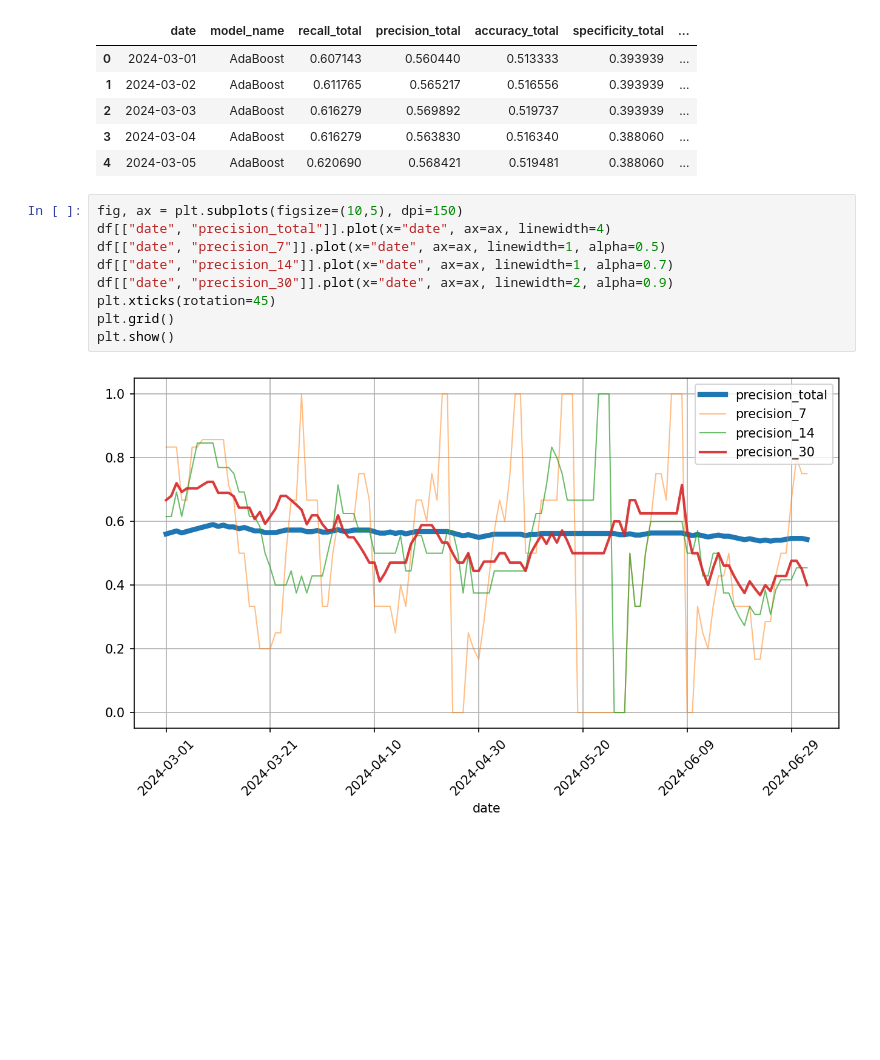
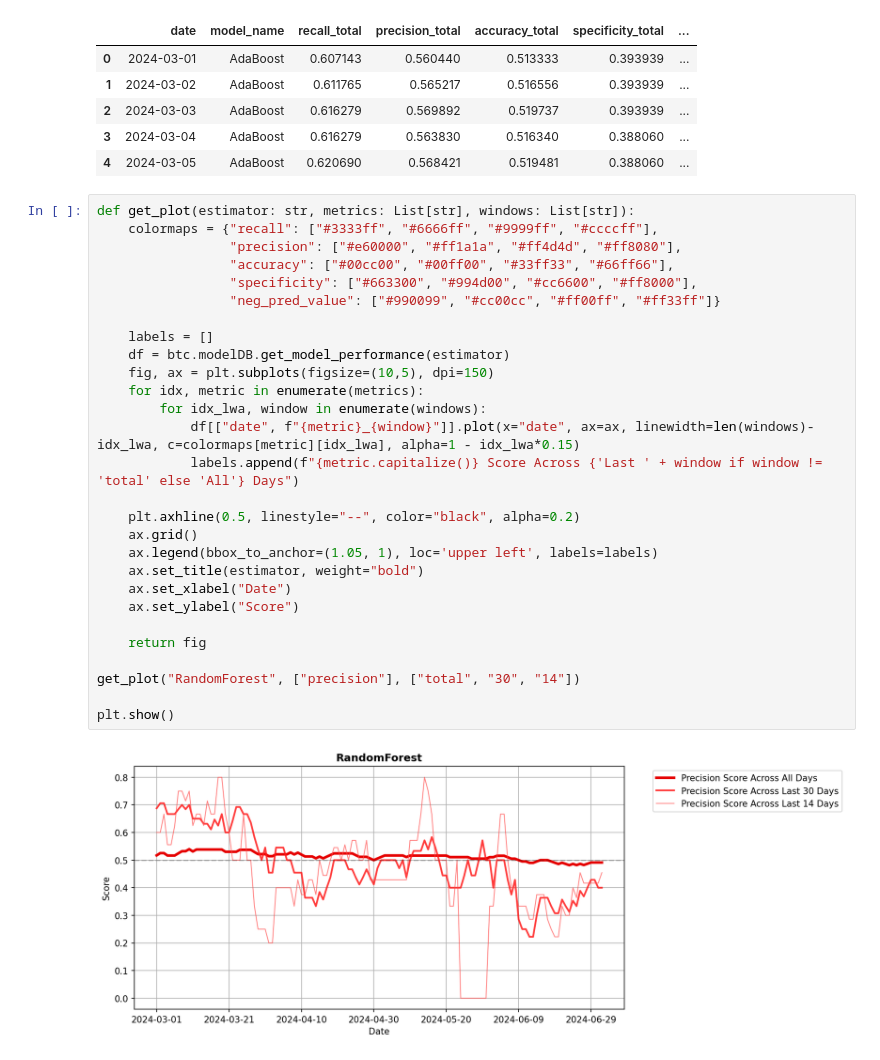
Before and after one commit to milonpabis/crypto-eye, a Jupyter notebook: results_playground.ipynb, the cells around one changed output. Cells and saved outputs as stored; diff of their text form; blank space fills up the shorter version.

Commit message:
Plot creator

```diff
--- a/results_playground.ipynb
+++ b/results_playground.ipynb
@@ -26,13 +28,32 @@ df.head()
 | 3 | 2024-03-04 | AdaBoost | 0.616279 | 0.563830 | 0.516340 | 0.388060 | ... |
 | 4 | 2024-03-05 | AdaBoost | 0.620690 | 0.568421 | 0.519481 | 0.388060 | ... |
 # %%
-fig, ax = plt.subplots(figsize=(10,5), dpi=150)
-df[["date", "precision_total"]].plot(x="date", ax=ax, linewidth=4)
-df[["date", "precision_7"]].plot(x="date", ax=ax, linewidth=1, alpha=0.5)
-df[["date", "precision_14"]].plot(x="date", ax=ax, linewidth=1, alpha=0.7)
-df[["date", "precision_30"]].plot(x="date", ax=ax, linewidth=2, alpha=0.9)
-plt.xticks(rotation=45)
-plt.grid()
+def get_plot(estimator: str, metrics: List[str], windows: List[str]):
+    colormaps = {"recall": ["#3333ff", "#6666ff", "#9999ff", "#ccccff"],
+                 "precision": ["#e60000", "#ff1a1a", "#ff4d4d", "#ff8080"],
+                 "accuracy": ["#00cc00", "#00ff00", "#33ff33", "#66ff66"],
+                 "specificity": ["#663300", "#994d00", "#cc6600", "#ff8000"],
+                 "neg_pred_value": ["#990099", "#cc00cc", "#ff00ff", "#ff33ff"]}
+
+    labels = []
+    df = btc.modelDB.get_model_performance(estimator)
+    fig, ax = plt.subplots(figsize=(10,5), dpi=150)
+    for idx, metric in enumerate(metrics):
+        for idx_lwa, window in enumerate(windows):
+            df[["date", f"{metric}_{window}"]].plot(x="date", ax=ax, linewidth=len(windows)-idx_lwa, c=colormaps[metric][idx_lwa], alpha=1 - idx_lwa*0.15)
+            labels.append(f"{metric.capitalize()} Score Across {'Last ' + window if window != 'total' else 'All'} Days")
+
+    plt.axhline(0.5, linestyle="--", color="black", alpha=0.2)
+    ax.grid()
+    ax.legend(bbox_to_anchor=(1.05, 1), loc='upper left', labels=labels)
+    ax.set_title(estimator, weight="bold")
+    ax.set_xlabel("Date")
+    ax.set_ylabel("Score")
+
+    return fig
+
+get_plot("RandomForest", ["precision"], ["total", "30", "14"])
+
 plt.show()
 # %% [output]
-[figure, old version]
+[figure, new version]
```
Also changed, not shown: parts of 5 cells of this notebook.
